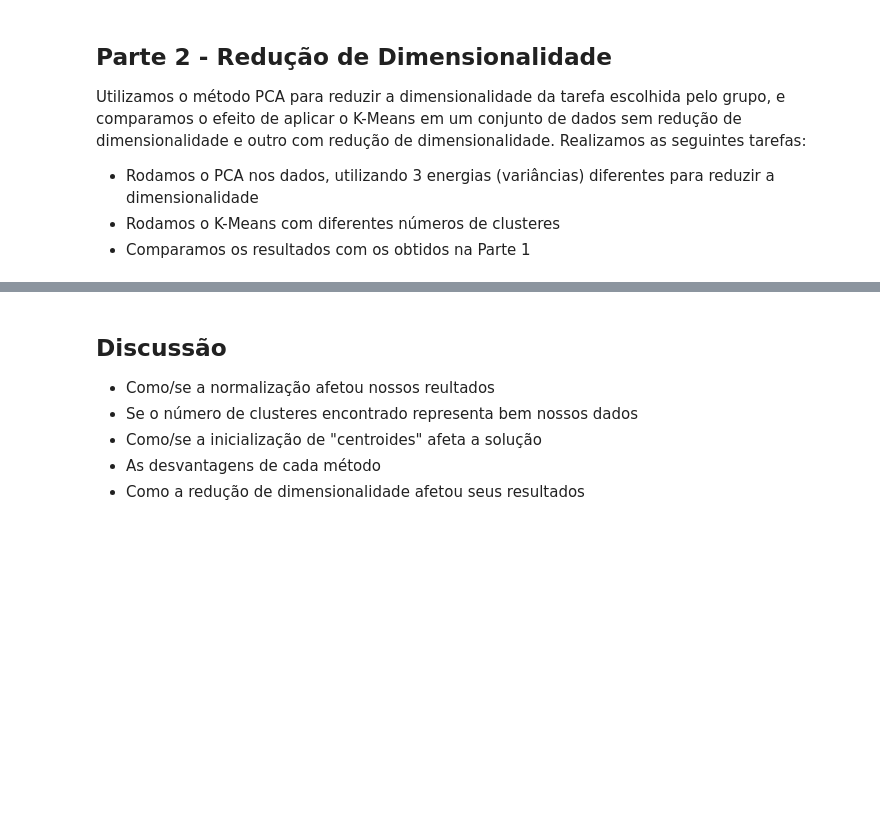
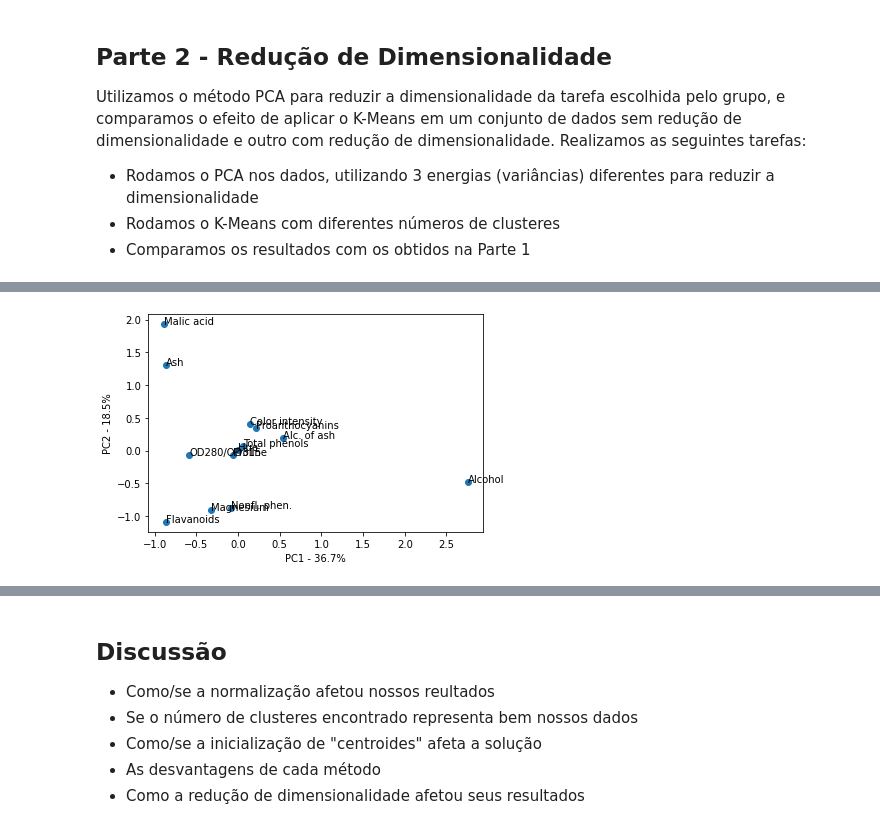
Before and after one commit to miguelguida/mc886, a Jupyter notebook: projeto1_174847_171043.ipynb, the cells around one changed output, grey strips where cells are left out. Drawn from its saved outputs; the diff is of its cells as text; code cells hidden in the pictures; blank space fills up the shorter version.

```diff
--- a/projeto1_174847_171043.ipynb
+++ b/projeto1_174847_171043.ipynb
@@ -644,0 +609,17 @@ Realizamos as seguintes tarefas:
+# %%
+wine_labels = ['Alcohol', 'Malic acid', 'Ash', 'Alc. of ash', 'Magnesium', 'Total phenols', \
+              'Flavanoids', 'Nonfl. phen.', 'Proanthocyanins', 'Color intensity', 'Hue', 'OD280/OD315',\
+              'Proline']
+pca_df = pd.DataFrame(pca_data.T, index=wine_labels)
+
+
+plt.scatter(pca_df[0], pca_df[1])
+plt.xlabel('PC1 - {0}%'.format(per_var[0]))
+plt.ylabel('PC2 - {0}%'.format(per_var[1]))
+
+for idx in pca_df.index:
+    plt.annotate(idx, (pca_df[0].loc[idx], pca_df[1].loc[idx]))
+
+plt.show()
+# %% [output]
+[figure, added]
```
Also changed, not shown: parts of 31 cells of this notebook, 3 other files.
